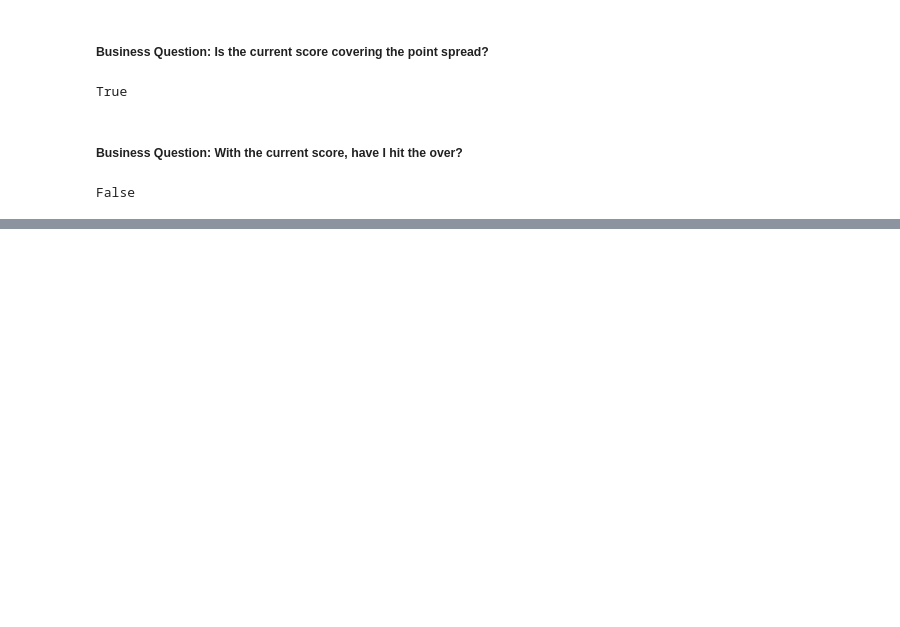
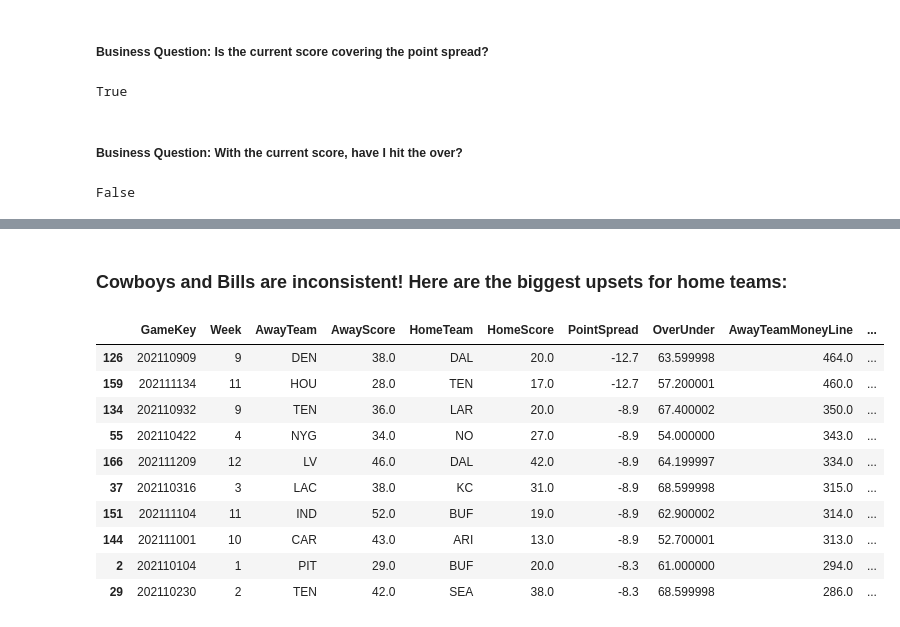
Before and after one commit to bkbormes1/blake_bormes, a Jupyter notebook: Alex-Test/Analysis.ipynb, the cells around one changed output, grey strips where cells are left out. Cells and saved outputs as stored; diff of their text form; code cells hidden in the pictures; blank space fills up the shorter version.

```diff
--- a/Alex-Test/Analysis.ipynb
+++ b/Alex-Test/Analysis.ipynb
@@ -88,0 +286,20 @@ season = spark.read.parquet('/tmp/season_out')
+# %%
+# Biggest home upsets based on ML
+ML_Away = season_df[(season_df["AwayTeamMoneyLine"] > 0) & (season_df["FinalSpread"] >0)]
+ML_Away = ML_Away.sort_values(by='AwayTeamMoneyLine', ascending=False)
+# %% [markdown]
+### Cowboys and Bills are inconsistent! Here are the biggest upsets for home teams:
+# %%
+ML_Away.head(10)
+# %% [output]
+|  | GameKey | Week | AwayTeam | AwayScore | HomeTeam | HomeScore | PointSpread | OverUnder | AwayTeamMoneyLine | ... |
+| 126 | 202110909 | 9 | DEN | 38.0 | DAL | 20.0 | -12.7 | 63.599998 | 464.0 | ... |
+| 159 | 202111134 | 11 | HOU | 28.0 | TEN | 17.0 | -12.7 | 57.200001 | 460.0 | ... |
+| 134 | 202110932 | 9 | TEN | 36.0 | LAR | 20.0 | -8.9 | 67.400002 | 350.0 | ... |
+| 55 | 202110422 | 4 | NYG | 34.0 | NO | 27.0 | -8.9 | 54.000000 | 343.0 | ... |
+| 166 | 202111209 | 12 | LV | 46.0 | DAL | 42.0 | -8.9 | 64.199997 | 334.0 | ... |
+| 37 | 202110316 | 3 | LAC | 38.0 | KC | 31.0 | -8.9 | 68.599998 | 315.0 | ... |
+| 151 | 202111104 | 11 | IND | 52.0 | BUF | 19.0 | -8.9 | 62.900002 | 314.0 | ... |
+| 144 | 202111001 | 10 | CAR | 43.0 | ARI | 13.0 | -8.9 | 52.700001 | 313.0 | ... |
+| 2 | 202110104 | 1 | PIT | 29.0 | BUF | 20.0 | -8.3 | 61.000000 | 294.0 | ... |
+| 29 | 202110230 | 2 | TEN | 42.0 | SEA | 38.0 | -8.3 | 68.599998 | 286.0 | ... |
```
Also changed, not shown: parts of 22 cells of this notebook.
